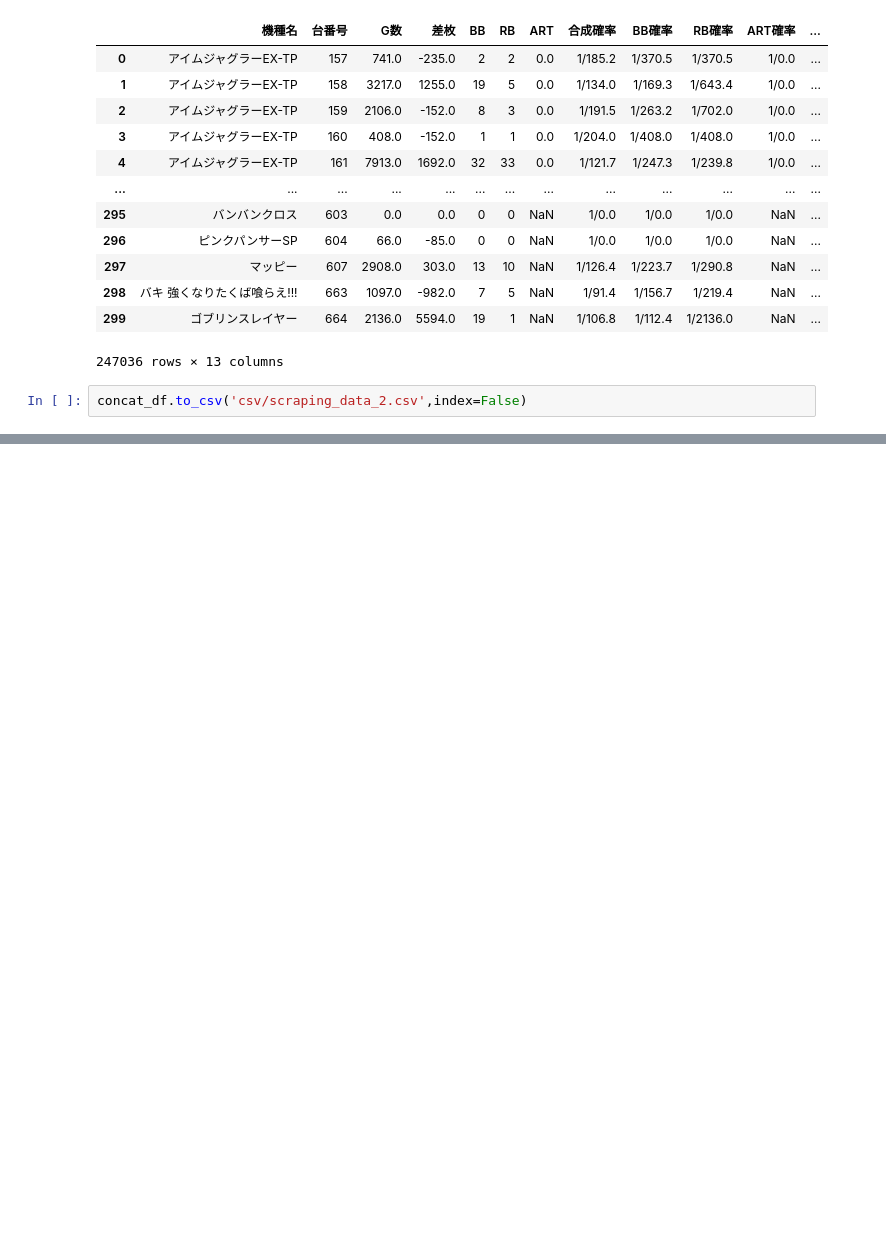
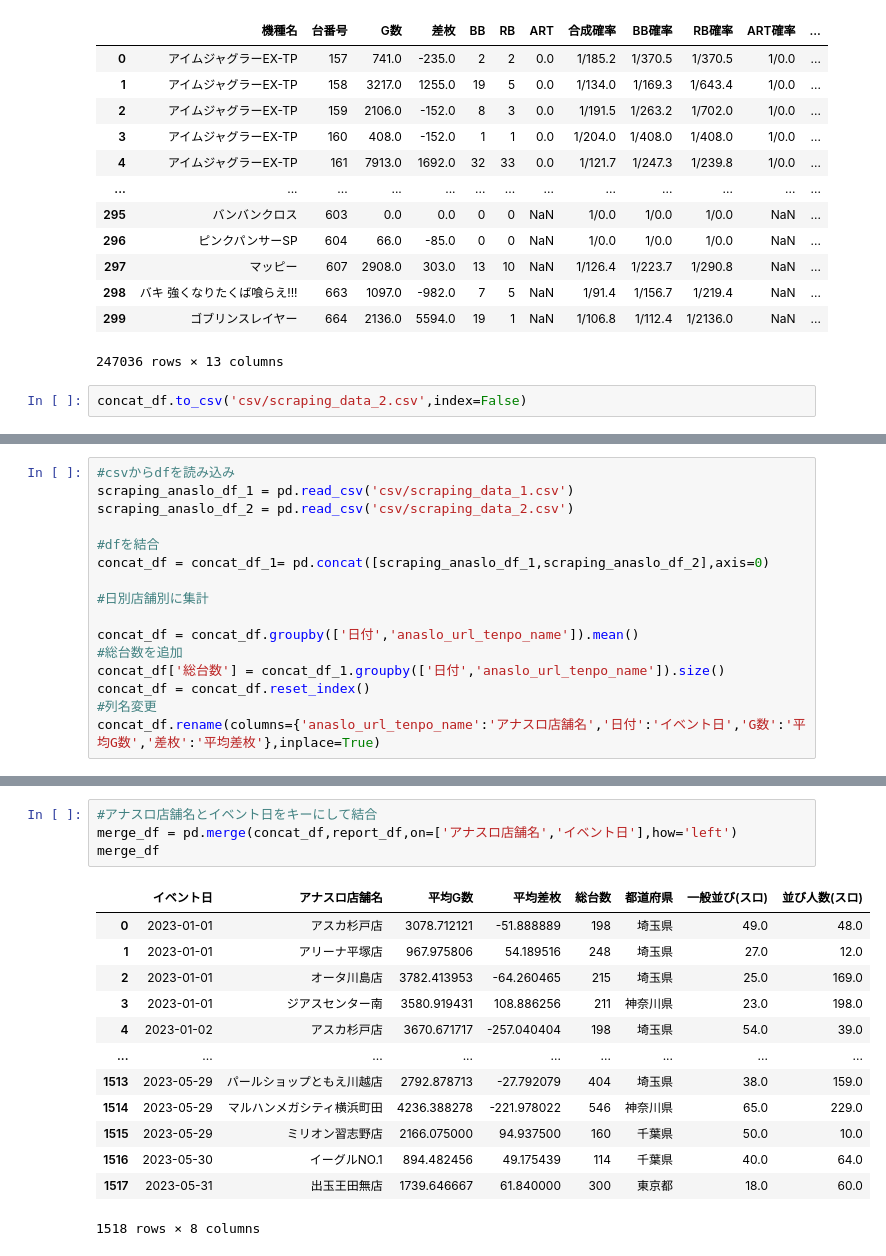
Before and after one commit to dataanalytics2020/practice_multiple_regression_analysis, a Jupyter notebook: src/preprocessing.ipynb, the cells around one changed output, grey strips where cells are left out. Drawn from its saved outputs; the diff is of its cells as text; blank space fills up the shorter version.

Commit message:
前処理したmerge_data.csvまで完成！

```diff
--- a/src/preprocessing.ipynb
+++ b/src/preprocessing.ipynb
@@ -364,0 +364,16 @@ ave_tenpo_df[1:2]  =  ave_tenpo_df[1:2]  + 'G'
+# %%
+#csvからdfを読み込み
+scraping_anaslo_df_1 = pd.read_csv('csv/scraping_data_1.csv')
+scraping_anaslo_df_2 = pd.read_csv('csv/scraping_data_2.csv')
+
+#dfを結合
+concat_df = concat_df_1= pd.concat([scraping_anaslo_df_1,scraping_anaslo_df_2],axis=0)
+
+#日別店舗別に集計
+
+concat_df = concat_df.groupby(['日付','anaslo_url_tenpo_name']).mean()
+#総台数を追加
+concat_df['総台数'] = concat_df_1.groupby(['日付','anaslo_url_tenpo_name']).size()
+concat_df = concat_df.reset_index()
+#列名変更
+concat_df.rename(columns={'anaslo_url_tenpo_name':'アナスロ店舗名','日付':'イベント日','G数':'平均G数','差枚':'平均差枚'},inplace=True)
@@ -364,0 +440,18 @@ ave_tenpo_df[1:2]  =  ave_tenpo_df[1:2]  + 'G'
+# %%
+#アナスロ店舗名とイベント日をキーにして結合
+merge_df = pd.merge(concat_df,report_df,on=['アナスロ店舗名','イベント日'],how='left')
+merge_df
+# %% [output]
+|  | イベント日 | アナスロ店舗名 | 平均G数 | 平均差枚 | 総台数 | 都道府県 | 一般並び(スロ) | 並び人数(スロ) |
+| 0 | 2023-01-01 | アスカ杉戸店 | 3078.712121 | -51.888889 | 198 | 埼玉県 | 49.0 | 48.0 |
+| 1 | 2023-01-01 | アリーナ平塚店 | 967.975806 | 54.189516 | 248 | 埼玉県 | 27.0 | 12.0 |
+| 2 | 2023-01-01 | オータ川島店 | 3782.413953 | -64.260465 | 215 | 埼玉県 | 25.0 | 169.0 |
+| 3 | 2023-01-01 | ジアスセンター南 | 3580.919431 | 108.886256 | 211 | 神奈川県 | 23.0 | 198.0 |
+| 4 | 2023-01-02 | アスカ杉戸店 | 3670.671717 | -257.040404 | 198 | 埼玉県 | 54.0 | 39.0 |
+| ... | ... | ... | ... | ... | ... | ... | ... | ... |
+| 1513 | 2023-05-29 | パールショップともえ川越店 | 2792.878713 | -27.792079 | 404 | 埼玉県 | 38.0 | 159.0 |
+| 1514 | 2023-05-29 | マルハンメガシティ横浜町田 | 4236.388278 | -221.978022 | 546 | 神奈川県 | 65.0 | 229.0 |
+| 1515 | 2023-05-29 | ミリオン習志野店 | 2166.075000 | 94.937500 | 160 | 千葉県 | 50.0 | 10.0 |
+| 1516 | 2023-05-30 | イーグルNO.1 | 894.482456 | 49.175439 | 114 | 千葉県 | 40.0 | 64.0 |
+| 1517 | 2023-05-31 | 出玉王田無店 | 1739.646667 | 61.840000 | 300 | 東京都 | 18.0 | 60.0 |
+1518 rows × 8 columns
```
Also changed, not shown: parts of 8 cells of this notebook, 1 other file.
